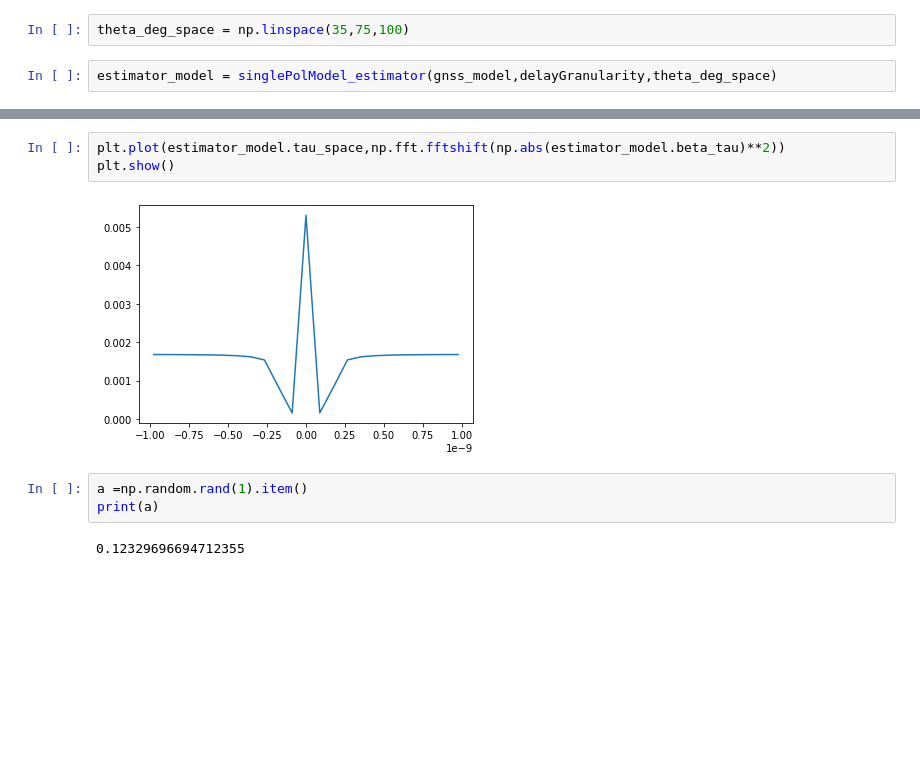
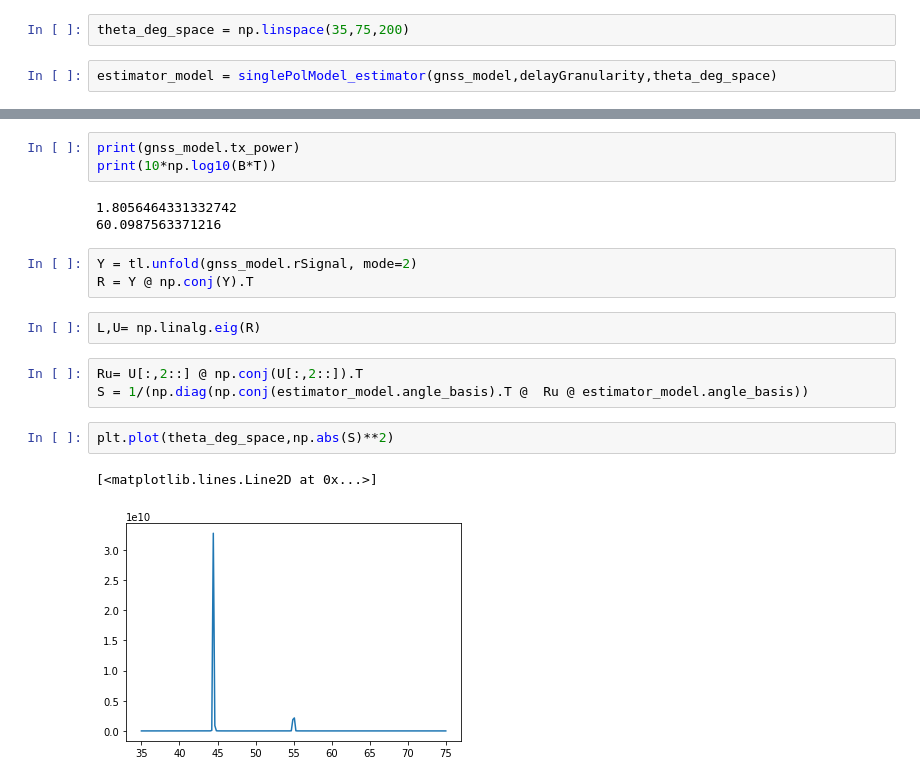
Before and after one commit to araujoUnb/GNSS_rep, a Jupyter notebook: test_folder/model_test.ipynb, the cells around one changed output, grey strips where cells are left out. Drawn from its saved outputs; the diff is of its cells as text; blank space fills up the shorter version.

```diff
--- a/test_folder/model_test.ipynb
+++ b/test_folder/model_test.ipynb
@@ -28,6 +32,6 @@ gnss_model.rx_signal(48)
 # %%
 from gnss_func.estimators import singlePolModel_estimator
 # %%
-theta_deg_space = np.linspace(35,75,100)
+theta_deg_space = np.linspace(35,75,200)
 # %%
 estimator_model = singlePolModel_estimator(gnss_model,delayGranularity,theta_deg_space)
@@ -44,10 +83,19 @@ print(tau_los)
+# %%
+print(gnss_model.tx_power)
+print(10*np.log10(B*T))
+# %% [output]
+1.8056464331332742
+60.0987563371216
+# %%
+Y = tl.unfold(gnss_model.rSignal, mode=2)
+R = Y @ np.conj(Y).T
+# %%
+L,U= np.linalg.eig(R)
+# %%
+Ru= U[:,2::] @ np.conj(U[:,2::]).T
+S = 1/(np.diag(np.conj(estimator_model.angle_basis).T @  Ru @ estimator_model.angle_basis))
 # %%
-plt.plot(estimator_model.tau_space,np.fft.fftshift(np.abs(estimator_model.beta_tau)**2))
-plt.show()
+plt.plot(theta_deg_space,np.abs(S)**2)
 # %% [output]
+[<matplotlib.lines.Line2D at 0x...>]
-[figure, old version]
+[figure, new version]
-# %%
-a =np.random.rand(1).item()
-print(a)
-# %% [output]
-0.12329696694712355
```
Also changed, not shown: parts of 14 cells of this notebook.
